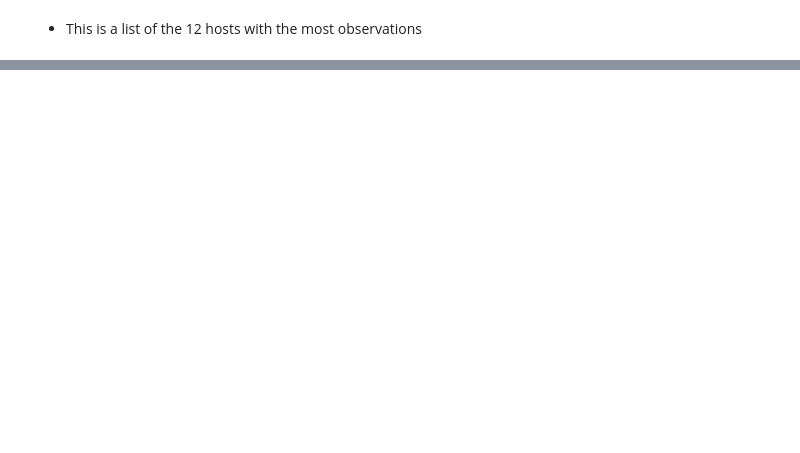
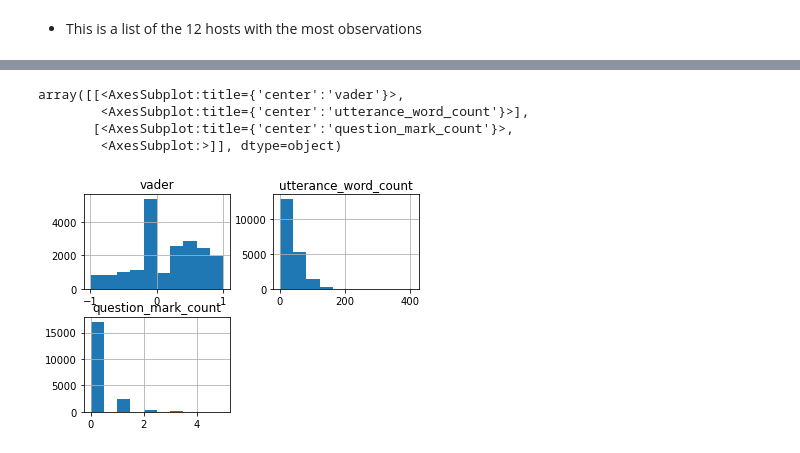
Before and after one commit to npr-nlp/npr-nlp-project, a Jupyter notebook: brian_clustering_exploration_briefly.ipynb, the cells around one changed output, grey strips where cells are left out. Saved outputs shown, nothing was run; the diff lists cells and outputs as text; code cells hidden in the pictures; blank space fills up the shorter version.

Commit message:
clusters exploration;

```diff
--- a/brian_clustering_exploration_briefly.ipynb
+++ b/brian_clustering_exploration_briefly.ipynb
@@ -121,0 +134,10 @@ top_hosts_df.head(1)
+# %%
+cluster_df= df[['vader','utterance_word_count','question_mark_count']]
+# %%
+cluster_df.hist()
+# %% [output]
+array([[<AxesSubplot:title={'center':'vader'}>,
+        <AxesSubplot:title={'center':'utterance_word_count'}>],
+       [<AxesSubplot:title={'center':'question_mark_count'}>,
+        <AxesSubplot:>]], dtype=object)
+[figure, added]
```
Also changed, not shown: parts of 15 cells of this notebook, 1 other file.
